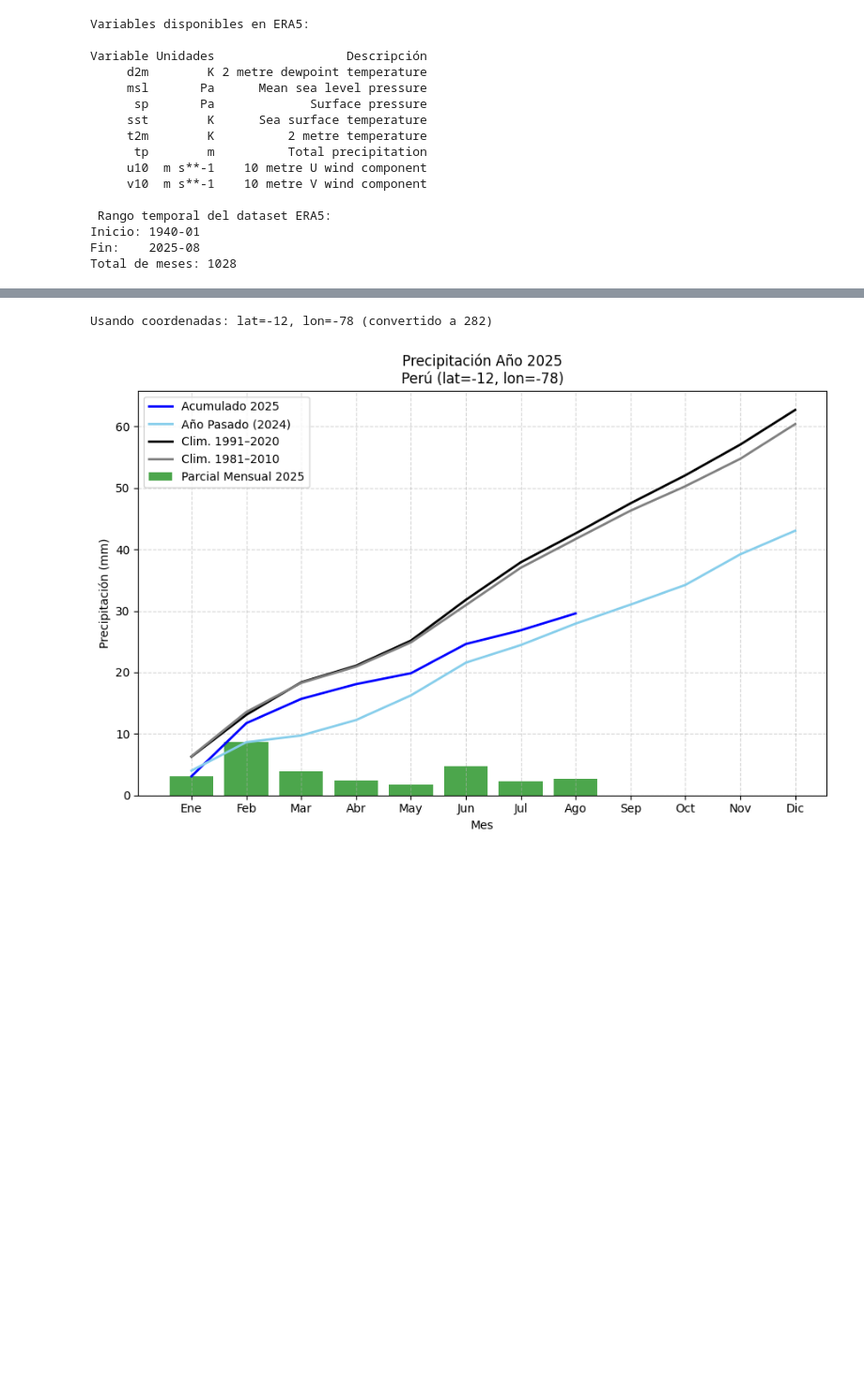
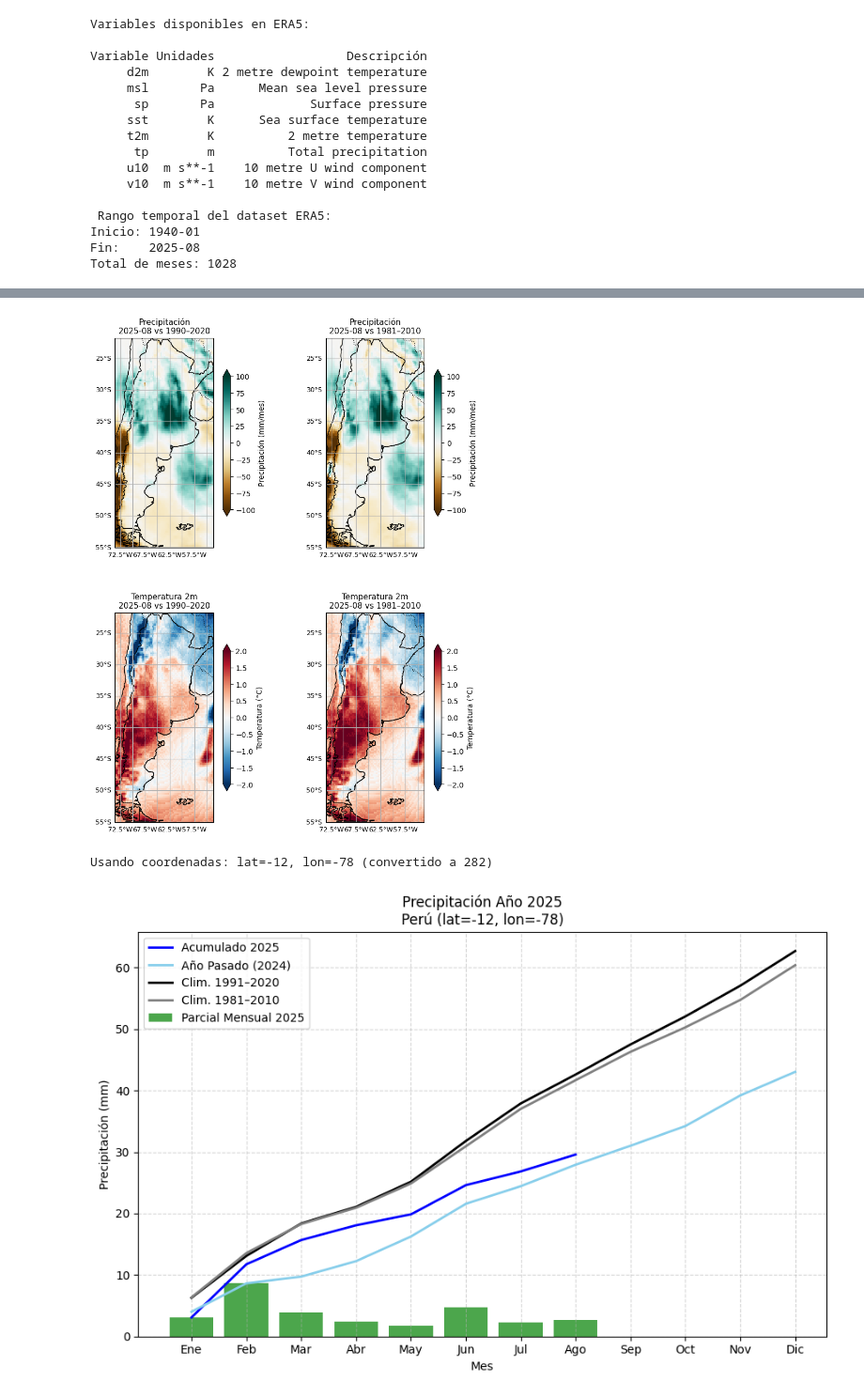
Before and after one commit to SMN-SENAMHI/MONITOREO, a Jupyter notebook: ERA5_SURFACE_MONTH.ipynb, the cells around one changed output, grey strips where cells are left out. Shown at 94% size. Saved outputs shown, nothing was run; the diff lists cells and outputs as text; code cells hidden in the pictures; blank space fills up the shorter version.

```diff
--- a/ERA5_SURFACE_MONTH.ipynb
+++ b/ERA5_SURFACE_MONTH.ipynb
@@ -248,0 +150,17 @@ plt.show()
+# %%
+#@title Seleccionar y recortar variables
+# Precipitación total (m → mm/mes)
+tp = ds["tp"] * 1000 * 30
+tp.attrs["units"] = "mm/mes"
+
+# Temperatura 2m (K → °C)
+t2m = ds["t2m"] - 273.15
+t2m.attrs["units"] = "°C"
+
+# Recortes usando shapefile
+tp_sel  = tp.sel(latitude=slice(maxy, miny), longitude=slice(minx % 360, maxx % 360))
+t2m_sel = t2m.sel(latitude=slice(maxy, miny), longitude=slice(minx % 360, maxx % 360))
+
+# Selección de mes usando 'valid_time'
+tp_target  = tp_sel.sel(valid_time=fecha_analisis)
+t2m_target = t2m_sel.sel(valid_time=fecha_analisis)
@@ -249,3 +192,57 @@ plt.show()
+# %%
+#@title Graficar anomalías de Precipitación y Temperatura
+fig, axes = plt.subplots(2, 2, figsize=(10, 12),
+                         subplot_kw={"projection": ccrs.PlateCarree()},
+                         gridspec_kw={"wspace": 0.08, "hspace": 0.31})
+for ax in axes.flat:
+    ax.set_extent([minx, maxx, miny, maxy], crs=ccrs.PlateCarree())
+    ax.coastlines(resolution="50m")
+    ax.add_feature(cfeature.BORDERS, linestyle=":")
+    ax.add_feature(cfeature.LAND, facecolor="lightgray", alpha=0.4)
+    gdf_pais.boundary.plot(ax=ax, edgecolor="black", linewidth=1)
+
+    # Etiquetas lat/lon
+    gl = ax.gridlines(draw_labels=True, dms=True, x_inline=False, y_inline=False)
+    gl.top_labels = False
+    gl.right_labels = False
+    gl.xformatter = LongitudeFormatter()
+    gl.yformatter = LatitudeFormatter()
+    gl.xlabel_style = {"size": 9}
+    gl.ylabel_style = {"size": 9}
+
+# Precipitación
+anom_tp_1990_2020.plot(
+    ax=axes[0,0], transform=ccrs.PlateCarree(),
+    cmap="BrBG", vmin=-100, vmax=100,
+    cbar_kwargs={"label": "Precipitación (mm/mes)", "shrink": 0.7}
+)
+axes[0,0].set_title(f"Precipitación\n{fecha_analisis} vs 1990–2020", fontsize=11, loc="center")
+
+anom_tp_1981_2010.plot(
+    ax=axes[0,1], transform=ccrs.PlateCarree(),
+    cmap="BrBG", vmin=-100, vmax=100,
+    cbar_kwargs={"label": "Precipitación (mm/mes)", "shrink": 0.7}
+)
+axes[0,1].set_title(f"Precipitación\n{fecha_analisis} vs 1981–2010", fontsize=11, loc="center")
+
+# Temperatura
+anom_t2m_1990_2020.plot(
+    ax=axes[1,0], transform=ccrs.PlateCarree(),
+    cmap="RdBu_r", vmin=-2, vmax=2,
+    cbar_kwargs={"label": "Temperatura (°C)", "shrink": 0.7}
+)
+axes[1,0].set_title(f"Temperatura 2m\n{fecha_analisis} vs 1990–2020", fontsize=11, loc="center")
+
+anom_t2m_1981_2010.plot(
+    ax=axes[1,1], transform=ccrs.PlateCarree(),
+    cmap="RdBu_r", vmin=-2, vmax=2,
+    cbar_kwargs={"label": "Temperatura (°C)", "shrink": 0.7}
+)
+axes[1,1].set_title(f"Temperatura 2m\n{fecha_analisis} vs 1981–2010", fontsize=11, loc="center")
+
+plt.show()
+# %% [output]
+[figure, added]
 # %%
 # ============================================
 # Gráfico de precipitación mensual acumulada en un punto
```
Also changed, not shown: parts of 11 cells of this notebook.
